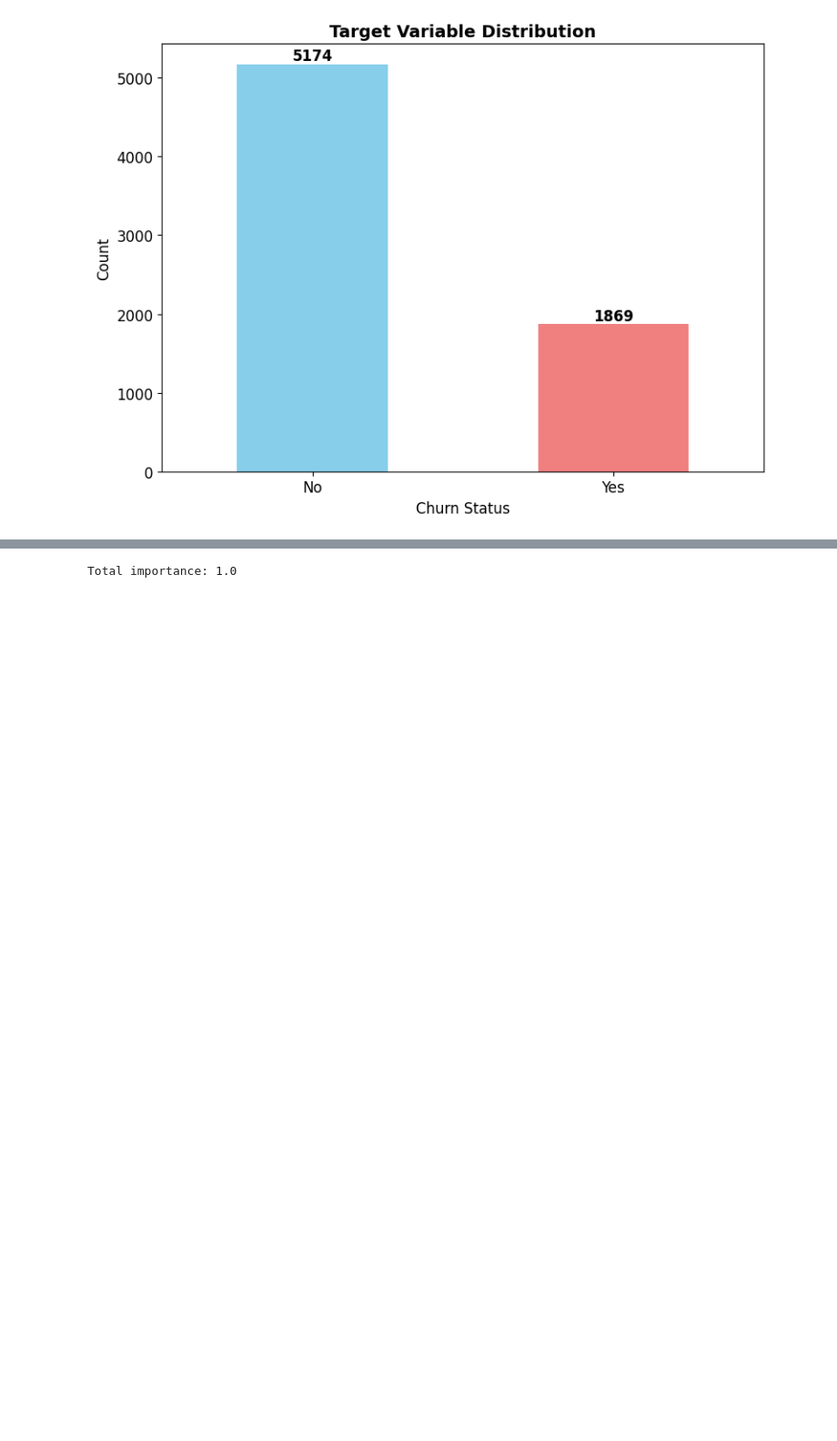
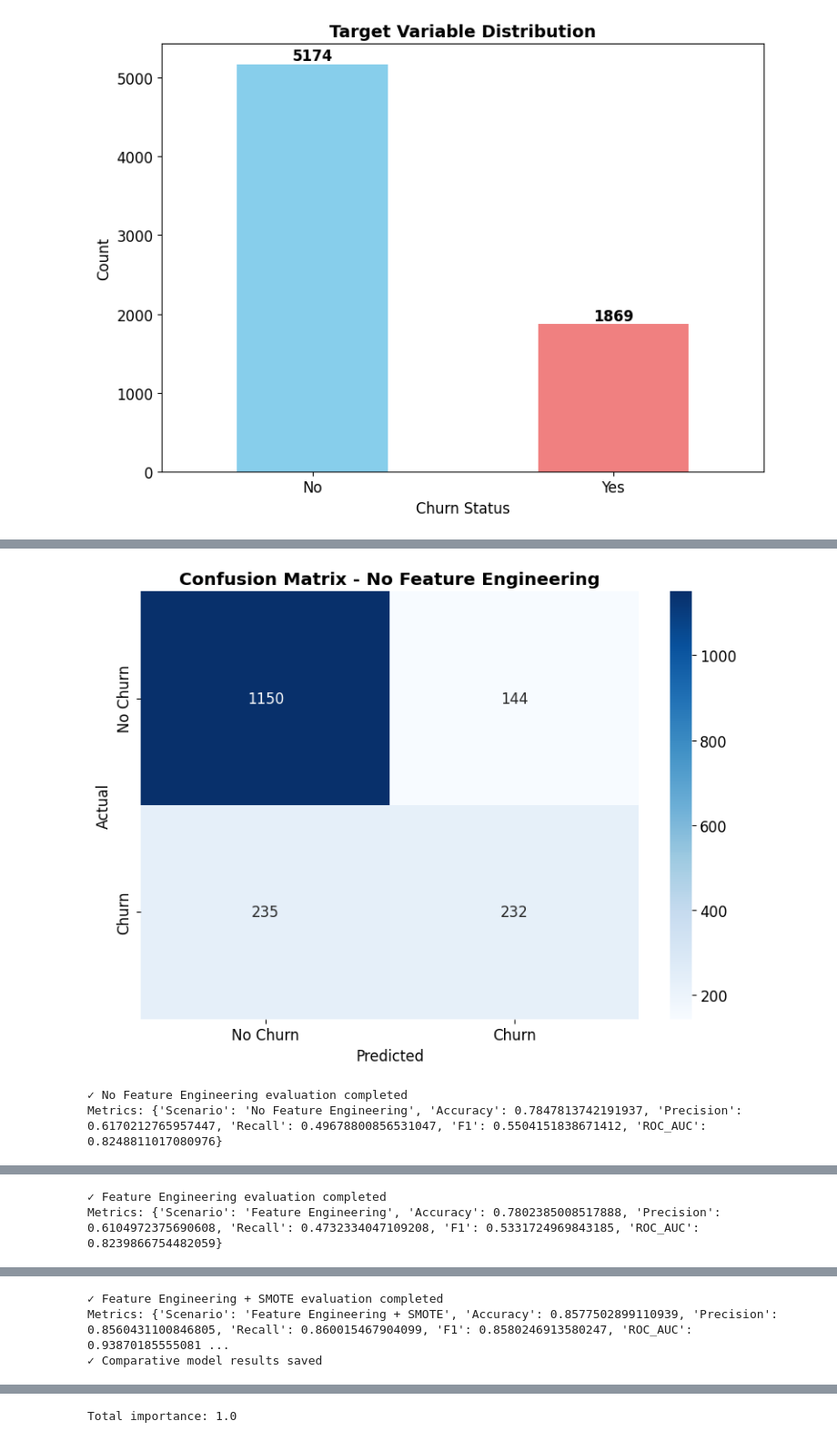
Before and after one commit to koriebruh/CHURN-JOURNAL, a Jupyter notebook: wwwNofel.ipynb, the cells around one changed output, grey strips where cells are left out. Shown at 91% size. Cells and saved outputs as stored; diff of their text form; code cells hidden in the pictures; blank space fills up the shorter version.

```diff
--- a/wwwNofel.ipynb
+++ b/wwwNofel.ipynb
@@ -471,6 +603,76 @@ for name in models_config.keys():
 tuning_df = pd.DataFrame(tuning_results)
 tuning_df.to_csv(f"{OUTPUT_DIR}/data/hyperparameter_tuning_results.csv", index=False)
 print("✓ Hyperparameter tuning results saved")
+
+# TAMBAHAN: Select best model for comparative evaluation
+best_model_name = max(tuned_models, key=lambda k: tuning_df[tuning_df['Model'] == k]['Best_Score'].iloc[0])
+best_model = tuned_models[best_model_name]
+print(f"Selected best model for comparative evaluation: {best_model_name}")
+
+# TAMBAHAN: Evaluate best model on all scenarios
+print("Evaluating best model on different scenarios...")
+comparative_results = []  # Inisialisasi di sini agar tersedia untuk Langkah 13
+
+# Define scenarios (assuming these variables are defined in Step 4)
+scenarios = [
+    ('No Feature Engineering', X_train_no_fe, y_train_no_fe, X_test_no_fe, y_test_no_fe),
+    ('Feature Engineering', X_train_fe, y_train_fe, X_test_fe, y_test_fe),
+    ('Feature Engineering + SMOTE', X_train, y_train, X_test, y_test)
+]
+
+for scenario_name, X_tr, y_tr, X_te, y_te in scenarios:
+    try:
+        best_model.fit(X_tr, y_tr)
+        y_pred = best_model.predict(X_te)
+        y_pred_proba = best_model.predict_proba(X_te)[:, 1]
+
+        metrics = {
+            'Scenario': scenario_name,
+            'Accuracy': accuracy_score(y_te, y_pred),
+            'Precision': precision_score(y_te, y_pred, zero_division=0),
+            'Recall': recall_score(y_te, y_pred, zero_division=0),
+            'F1': f1_score(y_te, y_pred, zero_division=0),
+            'ROC_AUC': roc_auc_score(y_te, y_pred_proba)
+        }
+
+        # Confusion Matrix
+        cm = confusion_matrix(y_te, y_pred)
+        plt.figure(figsize=(8, 6))
+        sns.heatmap(cm, annot=True, fmt='d', cmap='Blues',
+                    xticklabels=['No Churn', 'Churn'],
+                    yticklabels=['No Churn', 'Churn'])
+        plt.title(f'Confusion Matrix - {scenario_name}', fontweight='bold')
+        plt.ylabel('Actual')
+        plt.xlabel('Predicted')
+        plt.tight_layout()
+        plt.savefig(f"{OUTPUT_DIR}/plots/confusion_matrix_{scenario_name.lower().replace(' ', '_')}.png", dpi=300, bbox_inches='tight')
+        plt.show()
+
+        comparative_results.append(metrics)
+        print(f"✓ {scenario_name} evaluation completed")
+        print(f"Metrics: {metrics}")
+    except Exception as e:
+        print(f"⚠ Error evaluating {scenario_name}: {str(e)}")
+
+# TAMBAHAN: Save comparative results
+comparative_results_df = pd.DataFrame(comparative_results)
+comparative_results_df.to_csv(f"{OUTPUT_DIR}/data/comparative_model_results.csv", index=False)
+print("✓ Comparative model results saved")
+
+# TAMBAHAN: Visualize comparative results
+plt.figure(figsize=(12, 6))
+metrics_to_plot = ['Accuracy', 'Precision', 'Recall', 'F1', 'ROC_AUC']
+for metric in metrics_to_plot:
+    plt.plot(comparative_results_df['Scenario'], comparative_results_df[metric], marker='o', label=metric)
+plt.title('Model Performance Across Scenarios', fontsize=14, fontweight='bold')
+plt.xlabel('Scenario')
+plt.ylabel('Score')
+plt.legend()
+plt.grid(True, alpha=0.3)
+plt.xticks(rotation=45)
+plt.tight_layout()
+plt.savefig(f"{OUTPUT_DIR}/plots/comparative_model_performance.png", dpi=300, bbox_inches='tight')
+plt.show()
 # %% [output]
 ==================================================
 STEP 5: MODEL DEFINITION AND HYPERPARAMETER TUNING
@@ -491,0 +694,3 @@ Tuning CatBoost...
+[figure, added]
+✓ No Feature Engineering evaluation completed
+Metrics: {'Scenario': 'No Feature Engineering', 'Accuracy': 0.7847813742191937, 'Precision': 0.6170212765957447, 'Recall': 0.49678800856531047, 'F1': 0.5504151838671412, 'ROC_AUC': 0.8248811017080976}
@@ -491,0 +698,2 @@ Tuning CatBoost...
+✓ Feature Engineering evaluation completed
+Metrics: {'Scenario': 'Feature Engineering', 'Accuracy': 0.7802385008517888, 'Precision': 0.6104972375690608, 'Recall': 0.4732334047109208, 'F1': 0.5331724969843185, 'ROC_AUC': 0.8239866754482059}
@@ -491,0 +701,3 @@ Tuning CatBoost...
+✓ Feature Engineering + SMOTE evaluation completed
+Metrics: {'Scenario': 'Feature Engineering + SMOTE', 'Accuracy': 0.8577502899110939, 'Precision': 0.8560431100846805, 'Recall': 0.860015467904099, 'F1': 0.8580246913580247, 'ROC_AUC': 0.93870185555081 ...
+✓ Comparative model results saved
```
Also changed, not shown: parts of 17 cells of this notebook, 26 other files.
